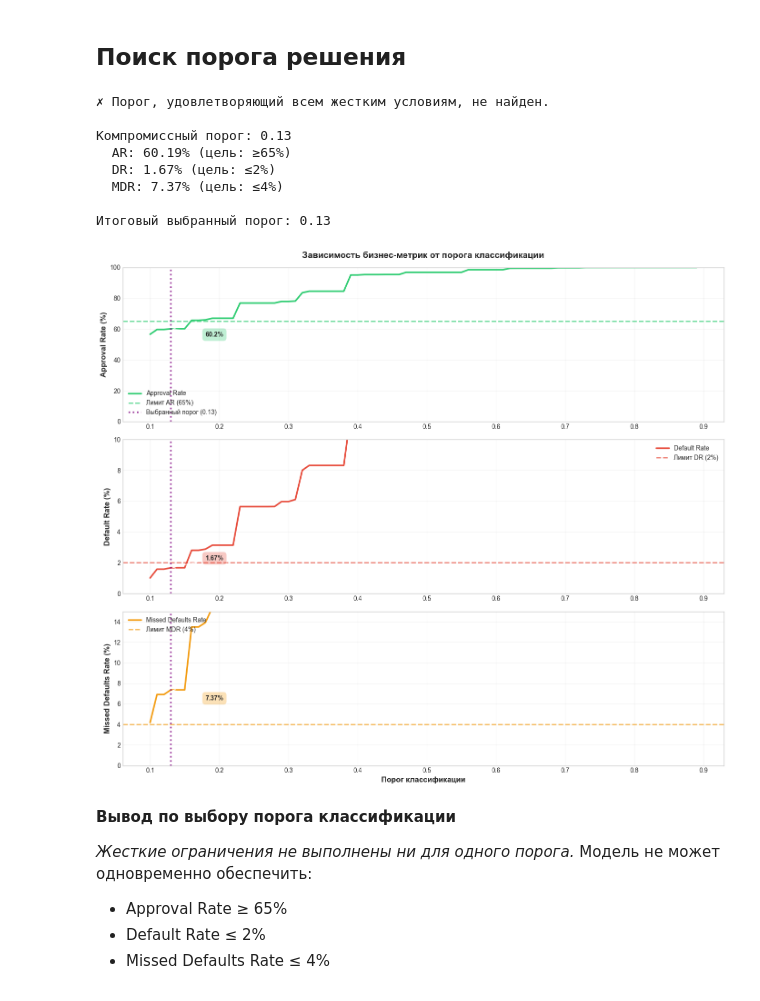
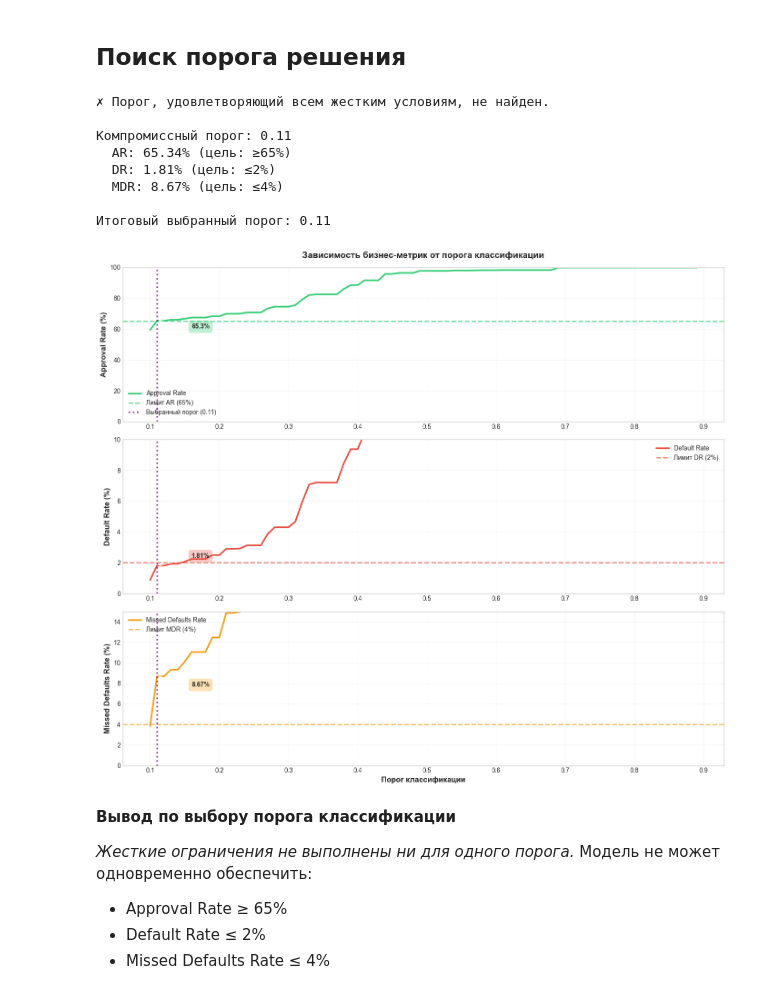
Before and after one commit to MEYakunin/Sprint15_User_Behavior_Scoring, a Jupyter notebook: User_Behavior_Scoring_ver_2.ipynb, the cells around one changed output. Saved outputs shown, nothing was run; the diff lists cells and outputs as text; code cells hidden in the pictures.

```diff
--- a/User_Behavior_Scoring_ver_2.ipynb
+++ b/User_Behavior_Scoring_ver_2.ipynb
@@ -1693,12 +1693,14 @@ print(f"  - Approval Rate: {cv_results[best_model_name]['approval_rate']:.2%}")
 # Функция для кросс-валидации с учетом времени
 def objective(trial):
     params = {
-        'n_estimators': trial.suggest_int('n_estimators', 50, 100),
-        'max_depth': trial.suggest_int('max_depth', 5, 15),
+        'n_estimators': trial.suggest_int('n_estimators', 50, 500, step=10),
+        'max_depth': trial.suggest_int('max_depth', 3, 10),
         'min_samples_split': trial.suggest_int('min_samples_split', 2, 8),
-        'max_features': trial.suggest_float('max_features', 0.4, 0.8)
+        'min_samples_leaf': trial.suggest_int('min_samples_leaf', 1, 10),
+        'max_features':trial.suggest_float('max_features', 0.3, 0.7),
+        'class_weight': trial.suggest_categorical('class_weight', ['balanced', 'balanced_subsample', None])
     }
-    model = RandomForestClassifier(**params, class_weight='balanced', random_state=42, n_jobs=-1)
+    model = RandomForestClassifier(**params, random_state=42, n_jobs=-1)
 
     pipeline = ImbPipeline([
         ('preprocessor', preprocessor),
@@ -1724,7 +1726,7 @@ def objective(trial):
 
         pipeline.fit(X_tr, y_tr)
         preds = pipeline.predict(X_vl)
-        scores.append(missed_defaults_rate(y_vl, preds))
+        scores.append(roc_auc_score(y_vl, preds))
 
         # Report промежуточный результат для pruning
         trial.report(np.mean(scores), fold)
@@ -1736,12 +1738,10 @@ def objective(trial):
     return np.mean(scores)
 
 # Запускаем оптимизацию
-study = optuna.create_study(direction='minimize', pruner=optuna.pruners.MedianPruner())
+study = optuna.create_study(direction='maximize', pruner=optuna.pruners.MedianPruner())
 study.optimize(objective, n_trials=30)
-
 print("Лучшие гиперпараметры:", study.best_params)
-display(results_df)
 
 # Инициализируем лучший RF с найденными параметрами
-best_rf = RandomForestClassifier(**study.best_params, class_weight='balanced', random_state=42, n_jobs=-1)
+best_rf = RandomForestClassifier(**study.best_params, random_state=42, n_jobs=-1)
 # %% [output]
@@ -2048,19 +2043,19 @@ print(f"\nИтоговый выбранный порог: {best_threshold:.2f}")
 # %% [output]
 ✗ Порог, удовлетворяющий всем жестким условиям, не найден.
 
-Компромиссный порог: 0.13
-  AR: 60.19% (цель: ≥65%)
-  DR: 1.67% (цель: ≤2%)
-  MDR: 7.37% (цель: ≤4%)
+Компромиссный порог: 0.11
+  AR: 65.34% (цель: ≥65%)
+  DR: 1.81% (цель: ≤2%)
+  MDR: 8.67% (цель: ≤4%)
 
-Итоговый выбранный порог: 0.13
+Итоговый выбранный порог: 0.11
 # %%
 # Настраиваем стиль графиков
 plt.style.use('seaborn-v0_8-whitegrid')
 fig, axes = plt.subplots(3, 1, figsize=(14, 12))
 
 # Цвета для линий
-color_ar, color_dr, color_mdr = '#2ecc71', '#e74c3c', '#f39c12'
+color_ar, color_dr, color_mdr = '#2ecc71', '#e74c3c', "#fdab28"
 
 # Approval Rate
 ax1 = axes[0]
@@ -2098,34 +2093,34 @@ dr_at_best = df_thresholds[df_thresholds['threshold'] == best_threshold]['defaul
 ax2.annotate(f'{dr_at_best:.2f}%',
              xy=(best_threshold, dr_at_best),
              xytext=(best_threshold + 0.05, dr_at_best + 0.5),
              fontsize=10, fontweight='bold',
              bbox=dict(boxstyle='round,pad=0.5', facecolor=color_dr, alpha=0.3),
              arrowprops=dict(arrowstyle='->', connectionstyle='arc3,rad=0'))
 
 # График 3: Missed Defaults Rate
 ax3 = axes[2]
 ax3.plot(df_thresholds['threshold'], df_thresholds['missed_defaults_rate'] * 100,
          color=color_mdr, linewidth=2.5, label='Missed Defaults Rate')
 ax3.axhline(y=4, color=color_mdr, linestyle='--', linewidth=2, alpha=0.7, label='Лимит MDR (4%)')
 ax3.axvline(x=best_threshold, color='purple', linestyle=':', linewidth=2.5, alpha=0.8)
 ax3.set_xlabel('Порог классификации', fontsize=12, fontweight='bold')
 ax3.set_ylabel('Missed Defaults Rate (%)', fontsize=12, fontweight='bold')
 ax3.legend(loc='upper left', fontsize=10)
 ax3.grid(True, alpha=0.3)
 ax3.set_ylim([0, 15])
 
 mdr_at_best = df_thresholds[df_thresholds['threshold'] == best_threshold]['missed_defaults_rate'].values[0] * 100
 ax3.annotate(f'{mdr_at_best:.2f}%',
              xy=(best_threshold, mdr_at_best),
              xytext=(best_threshold + 0.05, mdr_at_best - 1),
              fontsize=10, fontweight='bold',
              bbox=dict(boxstyle='round,pad=0.5', facecolor=color_mdr, alpha=0.3),
              arrowprops=dict(arrowstyle='->', connectionstyle='arc3,rad=0'))
 
 plt.tight_layout()
 plt.show()
 # %% [output]
-[figure, old version]
+[figure, new version]
 # %% [markdown]
 **Вывод по выбору порога классификации**
 
```
Also changed, not shown: parts of 15 cells of this notebook, 1 other file.
